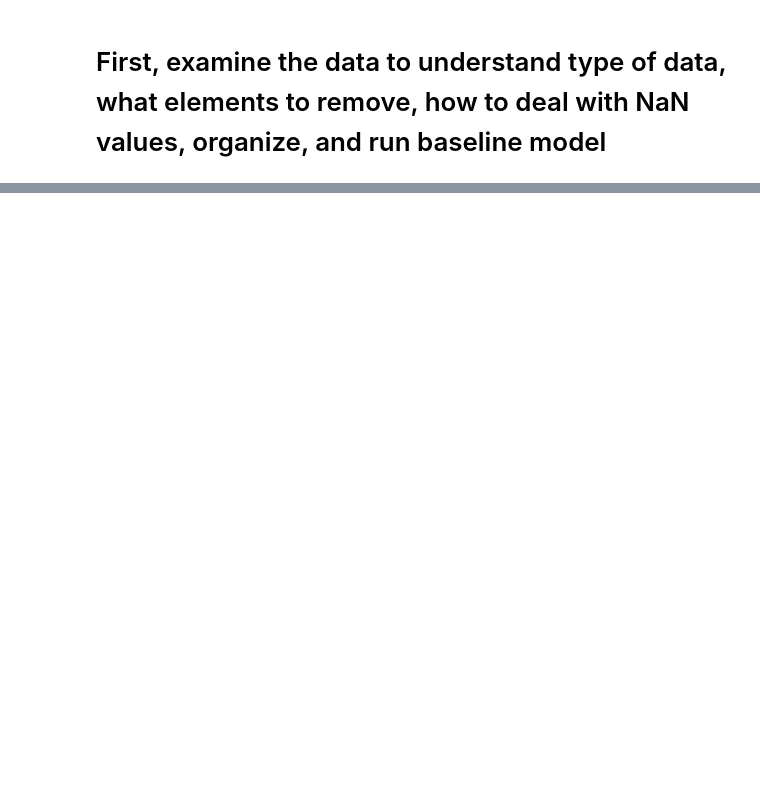
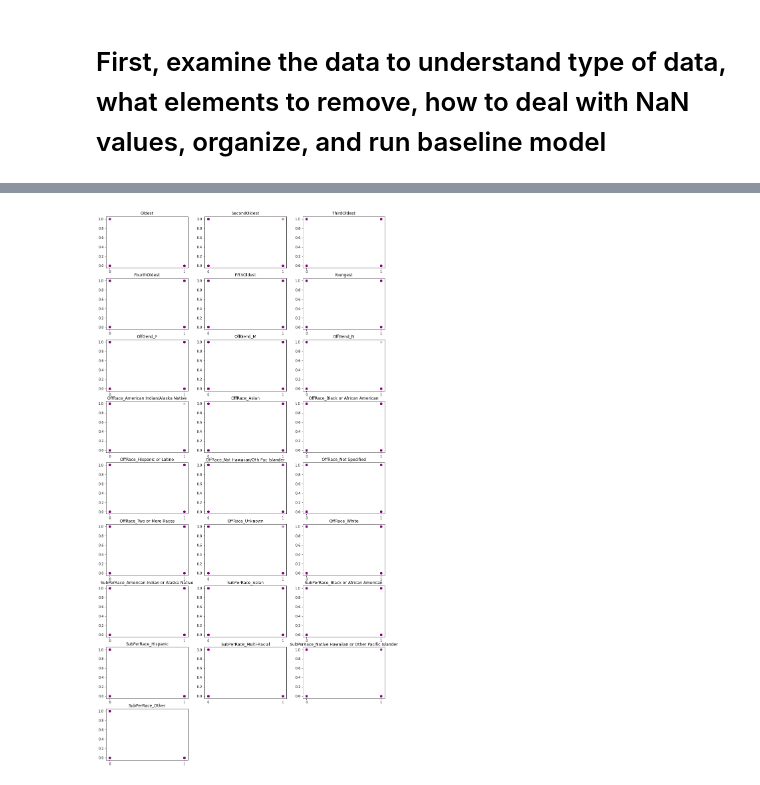
Before and after one commit to crissymae/TerryTrafficStops, a Jupyter notebook: Notebook.ipynb, the cells around one changed output, grey strips where cells are left out. Saved outputs shown, nothing was run; the diff lists cells and outputs as text; code cells hidden in the pictures; blank space fills up the shorter version.

```diff
--- a/Notebook.ipynb
+++ b/Notebook.ipynb
@@ -105,0 +229,11 @@ y = data.ArrFlg_Y
+# %%
+fig = plt.figure(figsize=(15,30))
+
+
+for i in range(0, 25):
+    ax = fig.add_subplot(9, 3, i+1)
+    plt.title(data.columns[i])
+    ax.scatter(data['ArrFlg_Y'], data.iloc[:,i], c='purple', alpha=0.1)
+    plt.xticks(data.ArrFlg_Y.unique())
+# %% [output]
+[figure, added]
```
Also changed, not shown: parts of 119 cells of this notebook.
